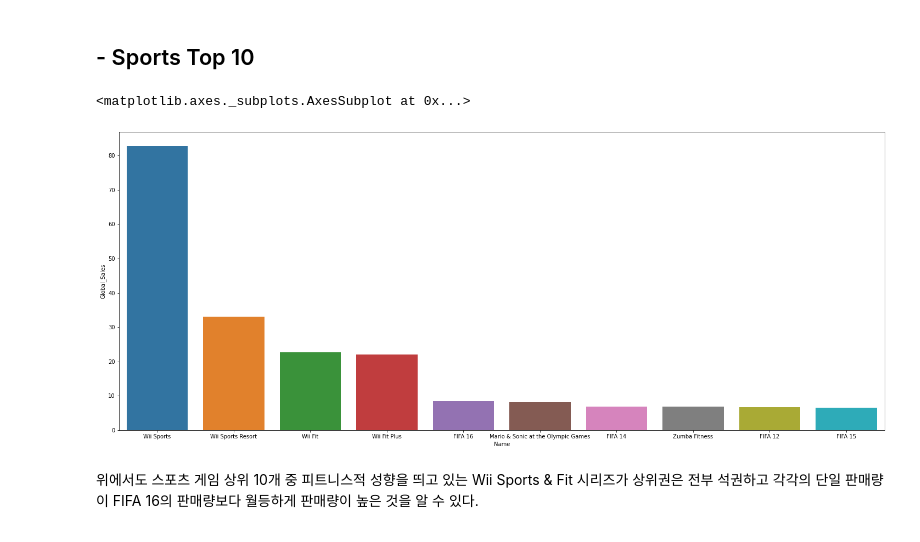
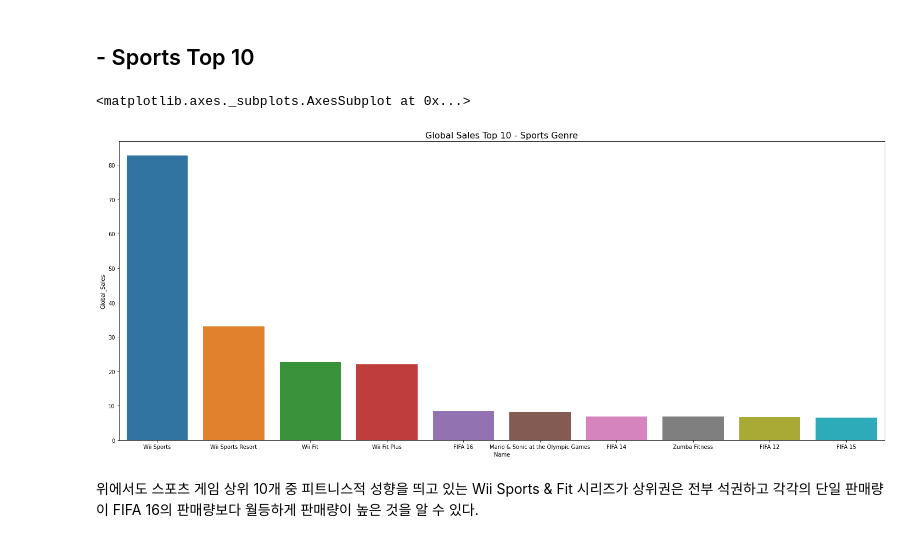
Before and after one commit to ORCT/ds-section1-project, a Jupyter notebook: Q3_max_sold_game_analyze.ipynb, the cells around one changed output. Cells and saved outputs as stored; diff of their text form; code cells hidden in the pictures.

```diff
--- a/Q3_max_sold_game_analyze.ipynb
+++ b/Q3_max_sold_game_analyze.ipynb
@@ -75,11 +78,12 @@ sns.barplot(x='Name',y='Global_Sales',data=max_multi_pl)
 # %%
 sports = df[df['Genre'] == 'Sports']
 sports_top_10 = sports.sort_values('Global_Sales',ascending=False).reset_index(drop=True).loc[0:9,:]
 
 plt.figure(figsize=(25,10))
+plt.title('Global Sales Top 10 - Sports Genre', fontsize = 16)
 sns.barplot(x=sports_top_10['Name'],y=sports_top_10['Global_Sales'])
 # %% [output]
 <matplotlib.axes._subplots.AxesSubplot at 0x...>
-[figure, old version]
+[figure, new version]
 # %% [markdown]
 위에서도 스포츠 게임 상위 10개 중 피트니스적 성향을 띄고 있는 Wii Sports & Fit 시리즈가 상위권은 전부 석권하고 각각의 단일 판매량이 FIFA 16의 판매량보다 월등하게 판매량이 높은 것을 알 수 있다.
```
Also changed, not shown: parts of 8 cells of this notebook.
